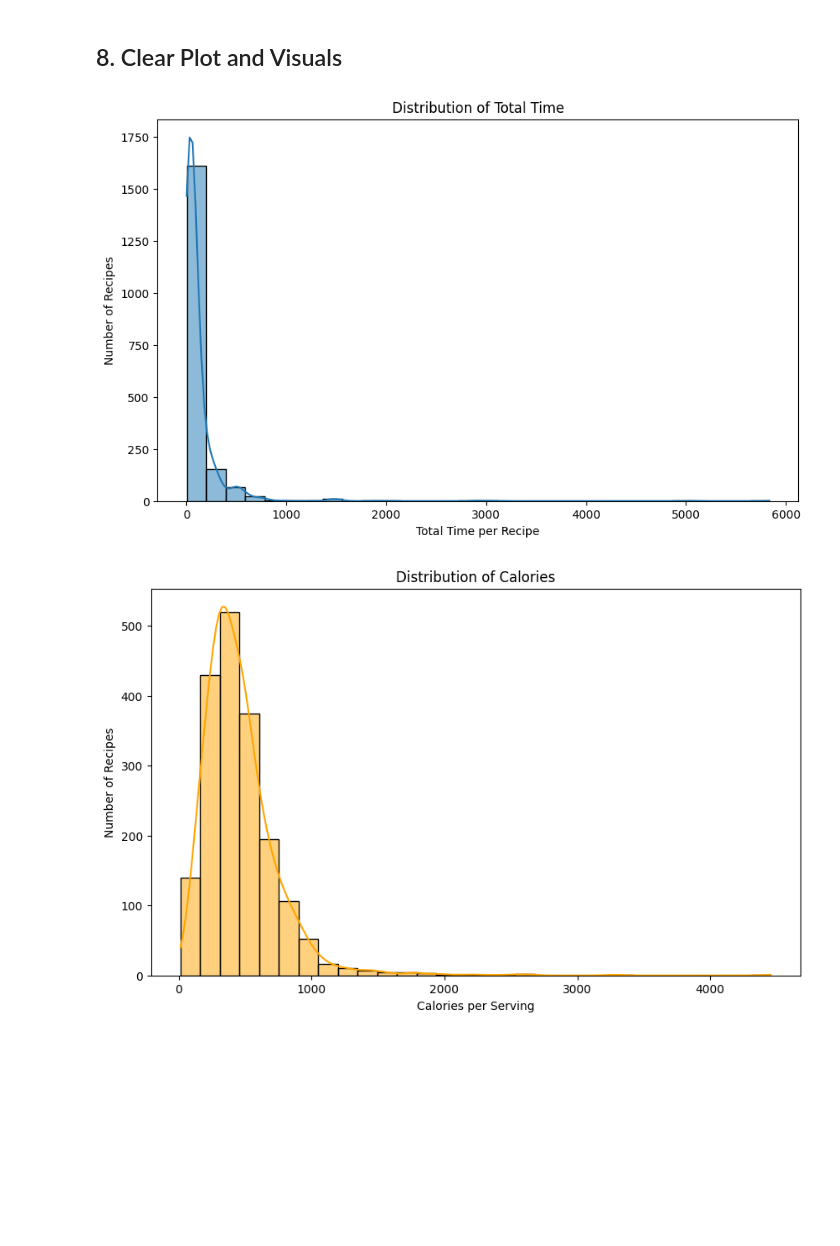
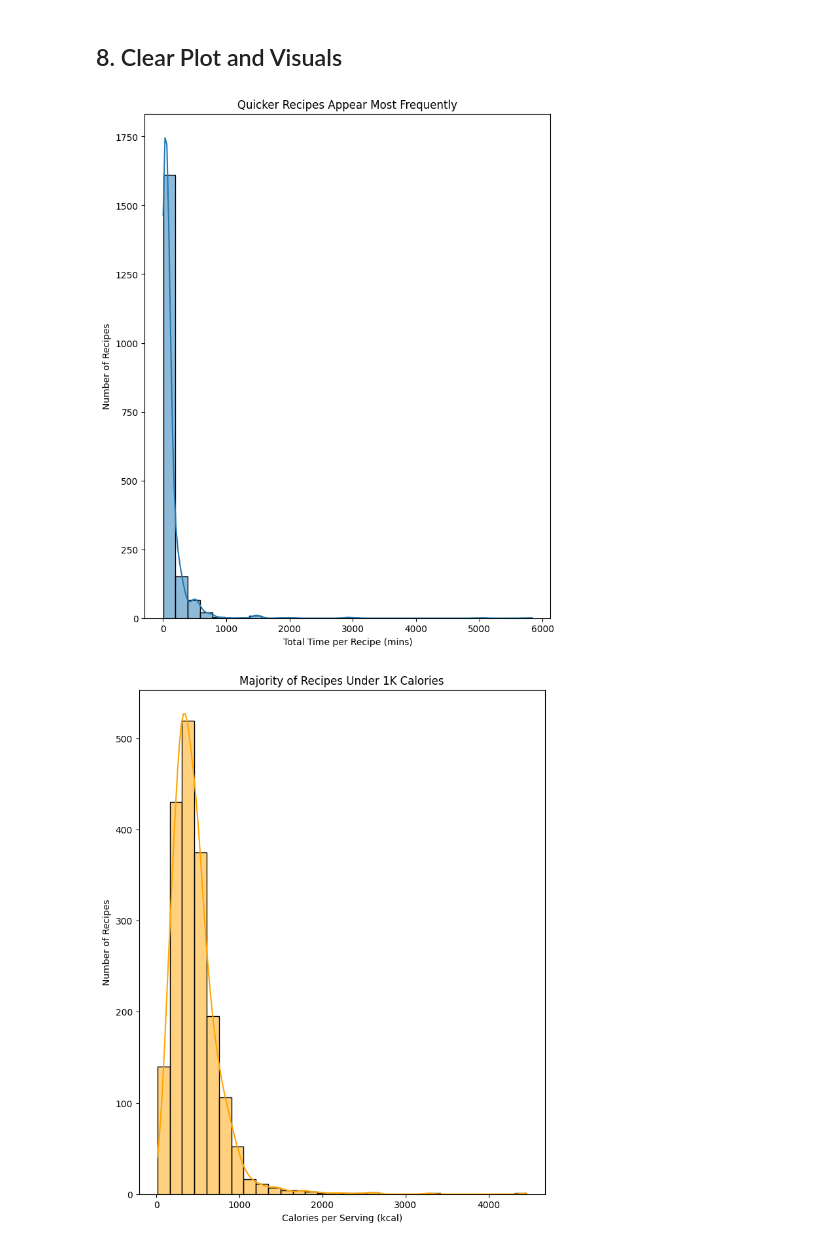
Before and after one commit to rcortellessa11/dsb-210-capstone, a Jupyter notebook: code/technical_report.ipynb, the cells around one changed output. Drawn from its saved outputs; the diff is of its cells as text; code cells hidden in the pictures; blank space fills up the shorter version.

```diff
--- a/code/technical_report.ipynb
+++ b/code/technical_report.ipynb
@@ -83,27 +83,27 @@ import pandas as pd
 df = pd.read_csv('../data/recipes_cleaned.csv')
 # %%
 # Plot the histogram
-plt.figure(figsize=(10, 6))
+plt.figure(figsize=(8, 10))
 sns.histplot(df['total_time'], bins=30, kde=True)  # `kde=True` adds a smoothed curve
 
 # Add labels
-plt.xlabel("Total Time per Recipe")
+plt.xlabel("Total Time per Recipe (mins)")
 plt.ylabel("Number of Recipes")
-plt.title("Distribution of Total Time");
+plt.title("Quicker Recipes Appear Most Frequently");
 # %% [output]
-[figure, old version]
+[figure, new version]
 # %%
 # Plot the histogram
-plt.figure(figsize=(10, 6))
+plt.figure(figsize=(8, 10))
 sns.histplot(df['calories'], bins=30, kde=True, color= 'orange')  # `kde=True` adds a smoothed curve
 
 # Add labels
-plt.xlabel("Calories per Serving")
+plt.xlabel("Calories per Serving (kcal)")
 plt.ylabel("Number of Recipes")
-plt.title("Distribution of Calories");
+plt.title("Majority of Recipes Under 1K Calories");
 
 # The graph is right skewed with the majority of recipes having calories around the 400-600 kcals per recipe
 # %% [output]
-[figure, old version]
+[figure, new version]
 # %%
 # Plot the histogram
```
Also changed, not shown: parts of 3 cells of this notebook, 19 other files.
